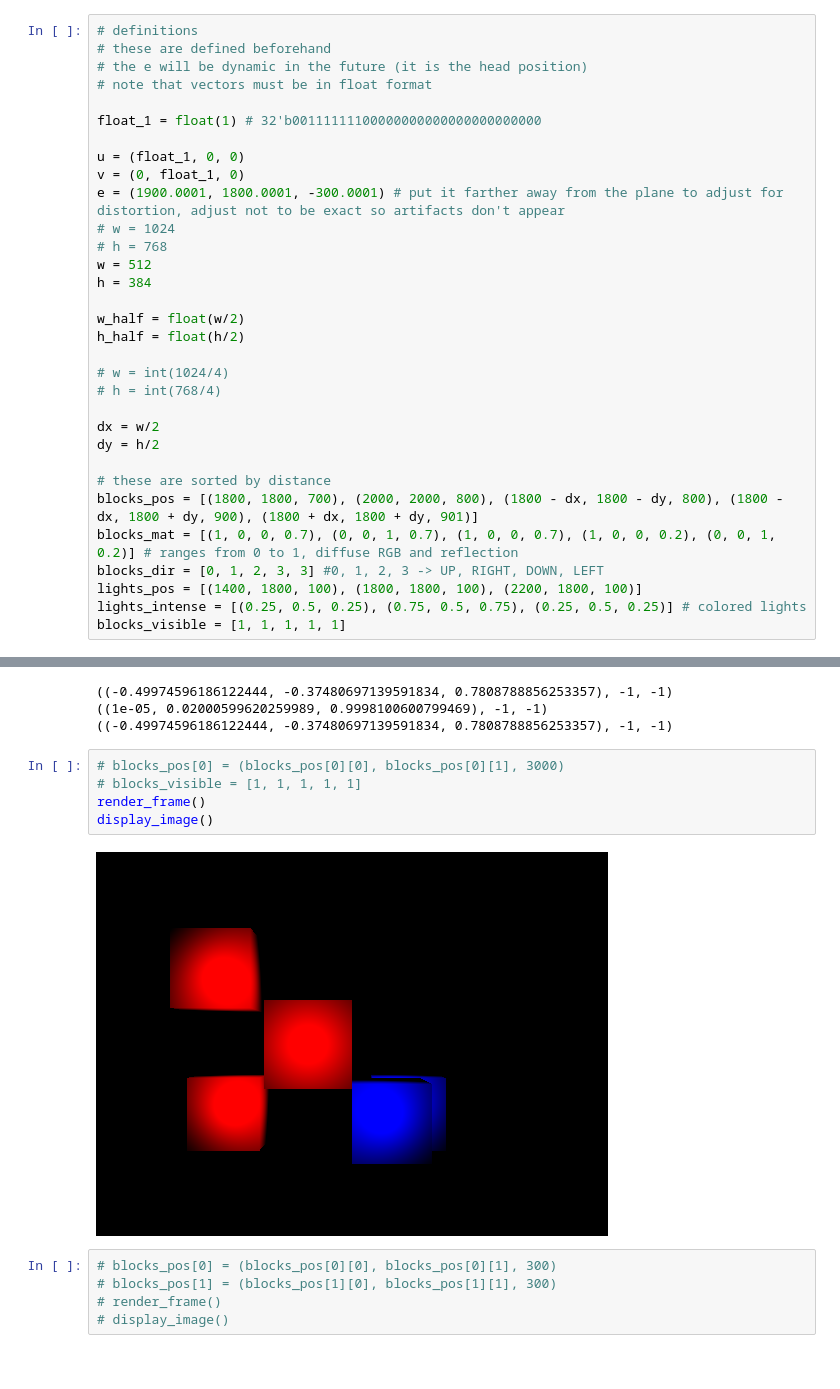
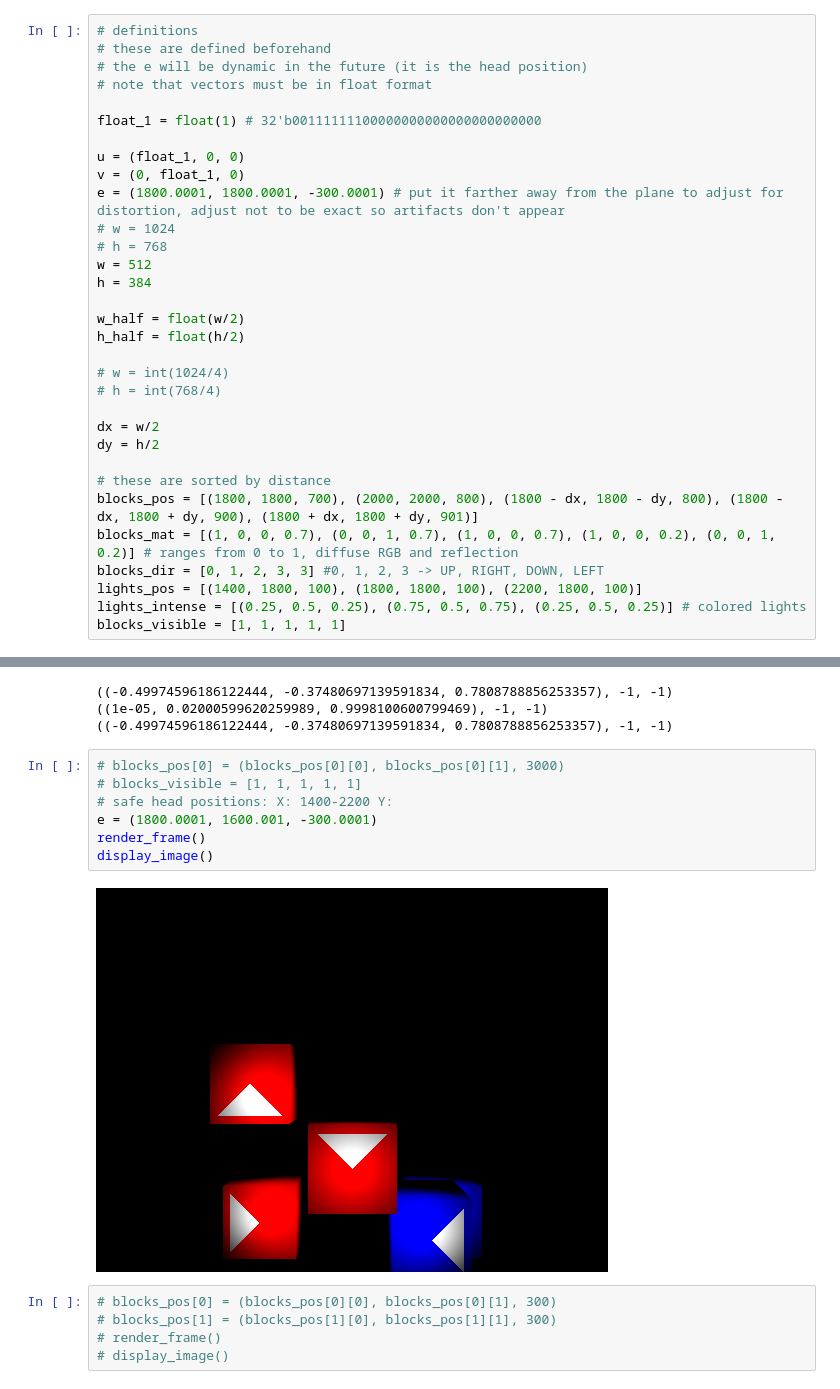
Before and after one commit to shreyka/huah_cubed, a Jupyter notebook: tools/renderer_python/renderer_manual.ipynb, the cells around one changed output, grey strips where cells are left out. Saved outputs shown, nothing was run; the diff lists cells and outputs as text.

```diff
--- a/tools/renderer_python/renderer_manual.ipynb
+++ b/tools/renderer_python/renderer_manual.ipynb
@@ -14,7 +14,7 @@ float_1 = float(1) # 32'b00111111100000000000000000000000
 
 u = (float_1, 0, 0)
 v = (0, float_1, 0)
-e = (1900.0001, 1800.0001, -300.0001) # put it farther away from the plane to adjust for distortion, adjust not to be exact so artifacts don't appear
+e = (1800.0001, 1800.0001, -300.0001) # put it farther away from the plane to adjust for distortion, adjust not to be exact so artifacts don't appear
 # w = 1024
 # h = 768
 w = 512
@@ -495,10 +493,12 @@ print(get_intersecting_block(0, 0, blocks_visible))
 # %%
 # blocks_pos[0] = (blocks_pos[0][0], blocks_pos[0][1], 3000)
 # blocks_visible = [1, 1, 1, 1, 1]
+# safe head positions: X: 1400-2200 Y:
+e = (1800.0001, 1600.001, -300.0001)
 render_frame()
 display_image()
 # %% [output]
-[figure, old version]
+[figure, new version]
 # %%
 # blocks_pos[0] = (blocks_pos[0][0], blocks_pos[0][1], 300)
 # blocks_pos[1] = (blocks_pos[1][0], blocks_pos[1][1], 300)
```
Also changed, not shown: parts of 1 cell of this notebook, 19 other files.
